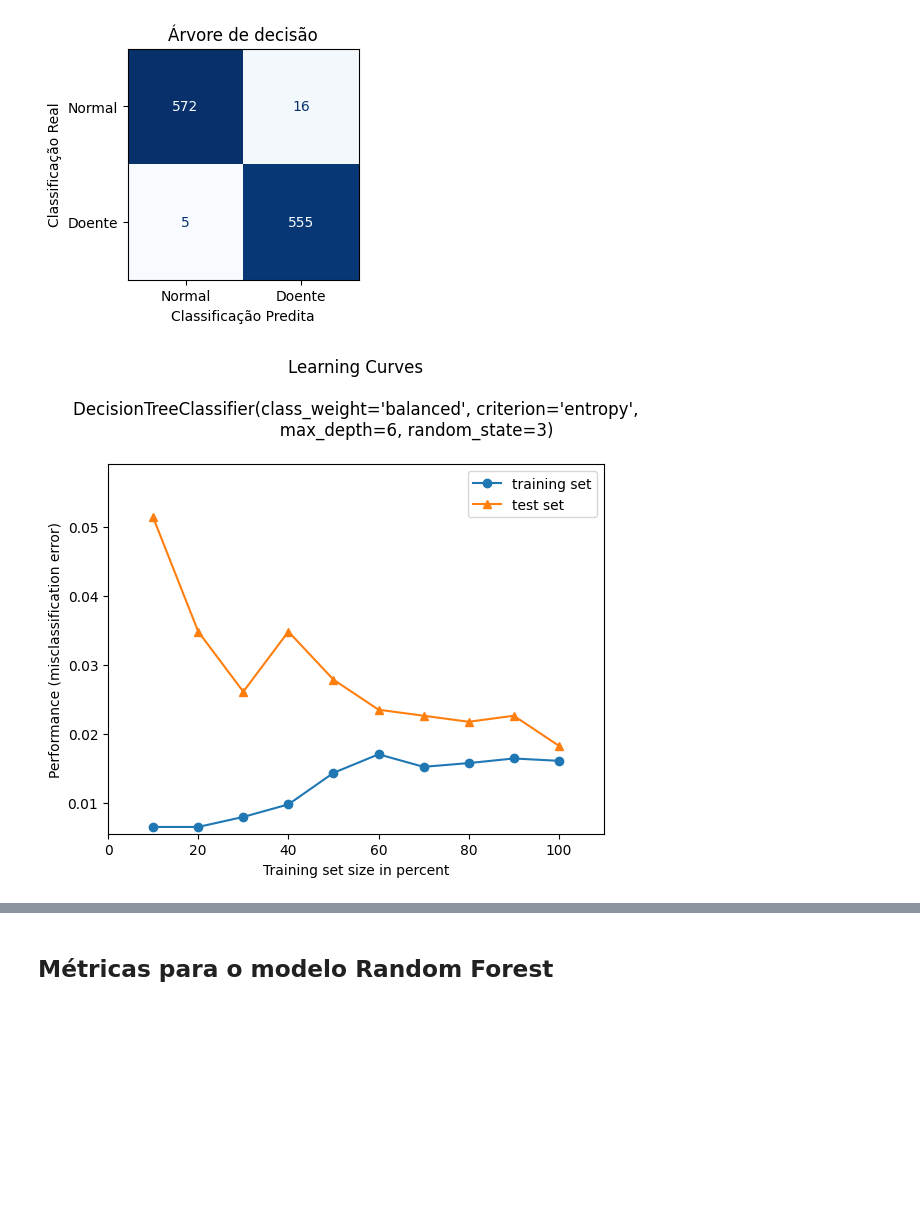
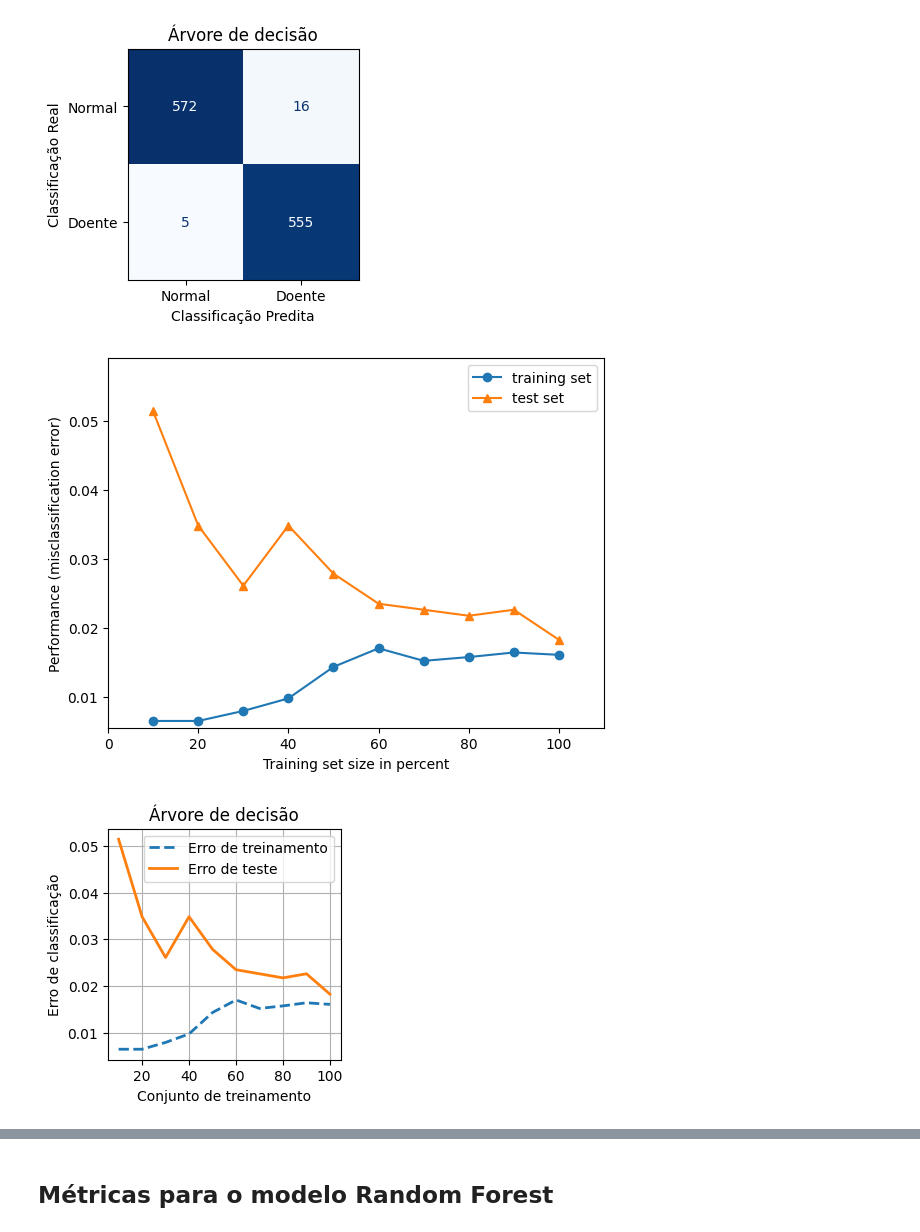
Before and after one commit to cilab-ufersa/euthyroid_sick_syndrome, a Jupyter notebook: euthyroid_sick_syndrome/plot_figures.ipynb, the cells around one changed output, grey strips where cells are left out. Drawn from its saved outputs; the diff is of its cells as text; code cells hidden in the pictures; blank space fills up the shorter version.

Commit message:
refactor: refactored miss classification method

```diff
--- a/euthyroid_sick_syndrome/plot_figures.ipynb
+++ b/euthyroid_sick_syndrome/plot_figures.ipynb
@@ -7,7 +7,7 @@ warnings.filterwarnings('ignore')
 import joblib
 from utils import *
 # %%
-dataset =  pd.read_csv('/home/vinicius/UFERSA/cilab/euthyroid_sick_syndrome/euthyroid_sick_syndrome/datasets/euthyroid/euthyroid_final_features.csv')
+dataset =  pd.read_csv('..\euthyroid_sick_syndrome\datasets\euthyroid\euthyroid_final_features.csv')
 output_label_dataset = dataset['classification']  #1 = sick, 0 = normal
 dataset = dataset[['age', 'sex', 'sick', 'TSH', 'T3', 'TT4', 'T4U', 'FTI']]
 dataset_res, ouput_label = balance_dataset_smote(dataset, output_label_dataset, random_state=42, k_neighbors=5)
@@ -19,10 +19,10 @@ input_train, input_test, output_train, output_test = slipt_and_standardize_datas
 3. Logistic Regression
 4. Naive Bayes
 # %%
-model_decision_tree = joblib.load('/home/vinicius/UFERSA/cilab/euthyroid_sick_syndrome/euthyroid_sick_syndrome/models_file/DecisionTreeClassifier.sav')
-model_random_forest = joblib.load('/home/vinicius/UFERSA/cilab/euthyroid_sick_syndrome/euthyroid_sick_syndrome/models_file/RandomForestClassifier.sav')
-model_logistic = joblib.load('/home/vinicius/UFERSA/cilab/euthyroid_sick_syndrome/euthyroid_sick_syndrome/models_file/LogisticRegression.sav')
-model_naive_bayes = joblib.load('/home/vinicius/UFERSA/cilab/euthyroid_sick_syndrome/euthyroid_sick_syndrome/models_file/ClassifierBayes.sav')
+model_decision_tree = joblib.load('..\euthyroid_sick_syndrome\models_file\DecisionTreeClassifier.sav')
+model_random_forest = joblib.load('..\euthyroid_sick_syndrome\models_file\RandomForestClassifier.sav')
+model_logistic = joblib.load('..\euthyroid_sick_syndrome\models_file\LogisticRegression.sav')
+model_naive_bayes = joblib.load('..\euthyroid_sick_syndrome\models_file\ClassifierBayes.sav')
 # %%
 output_model_decision = model_decision_tree.predict(input_test)
 output_model_random = model_random_forest.predict(input_test)
@@ -46,10 +46,36 @@ fig = plot_confusion_matrix(output_test, output_model_decision, model=model_deci
 fig.figure_.savefig('confusion_matrix_decision_tree.png', dpi=300, bbox_inches='tight')
 # %% [output]
 [figure]
-# %%
-miss_classification(input_train, output_train, input_test, output_test, model_decision_tree)
-# %% [output]
-[figure, removed]
+# %%
+import numpy as np
+def miss_classification(input_train, output_train, input_test, output_test, model, title='Curva de aprendizado'):
+    """ Plot miss classification error
+
+    Args:
+        input_train (array): input train
+        output_train (array): output train
+        input_test (array): input test
+        output_test (array): output test
+        model (object): model
+    Return:
+    """
+    training_errors, test_errors = plot_learning_curves(X_train=input_train, y_train=output_train, X_test=input_test, y_test=output_test, clf=model, print_model=False)
+    fig, ax = plt.subplots(figsize=(3,3))
+    plt.plot(np.arange(10, 101, 10), training_errors, label='Erro de treinamento', linewidth=2, linestyle='--')
+    plt.plot(np.arange(10, 101, 10), test_errors, label='Erro de teste', linewidth=2)
+    plt.legend()
+    plt.xlabel('Conjunto de treinamento')
+    plt.ylabel('Erro de classificação')
+    plt.title(title)
+    plt.grid(True)
+    fig = plt.gcf()
+    return fig
+# %%
+fig = miss_classification(input_train, output_train, input_test, output_test, model_decision_tree, title='Árvore de decisão')
+fig.savefig('error_decision_tree.png', dpi=300, bbox_inches='tight')
+# %% [output]
+[figure, added]
+[figure, added]
 # %%
 roc(output_test, output_model_decision) #plotando a curva ROC
 # %% [output]
```
Also changed, not shown: parts of 11 cells of this notebook, 8 other files.
